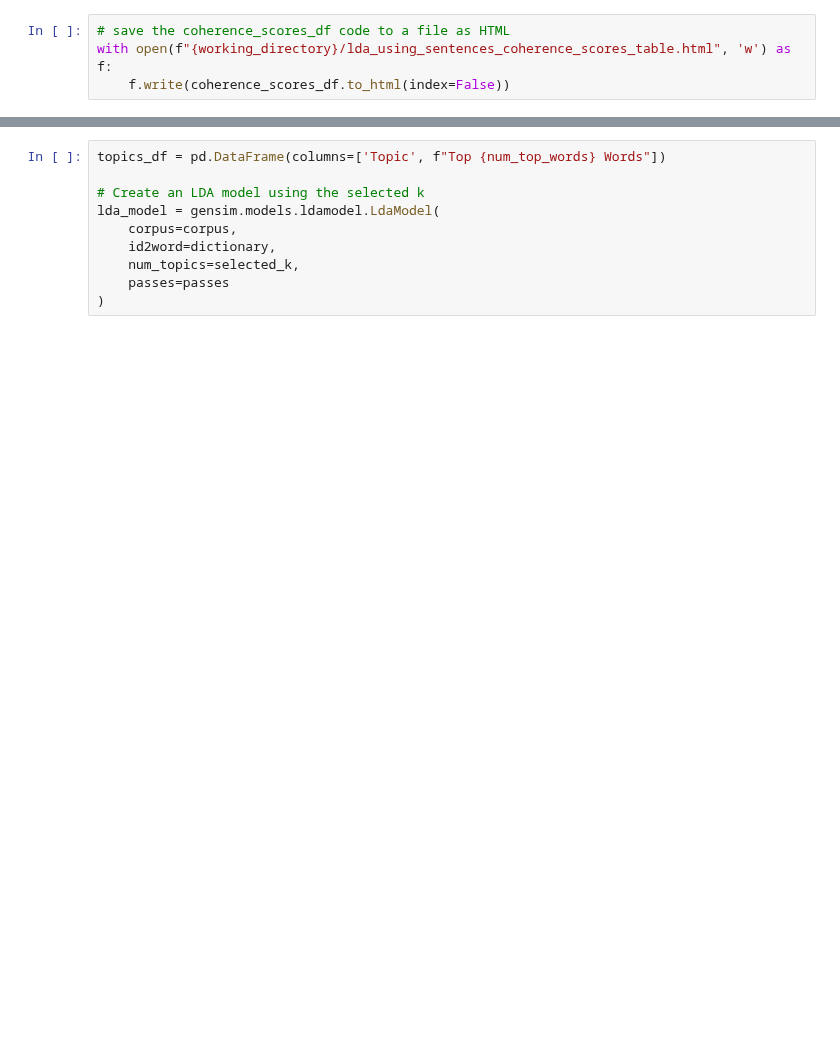
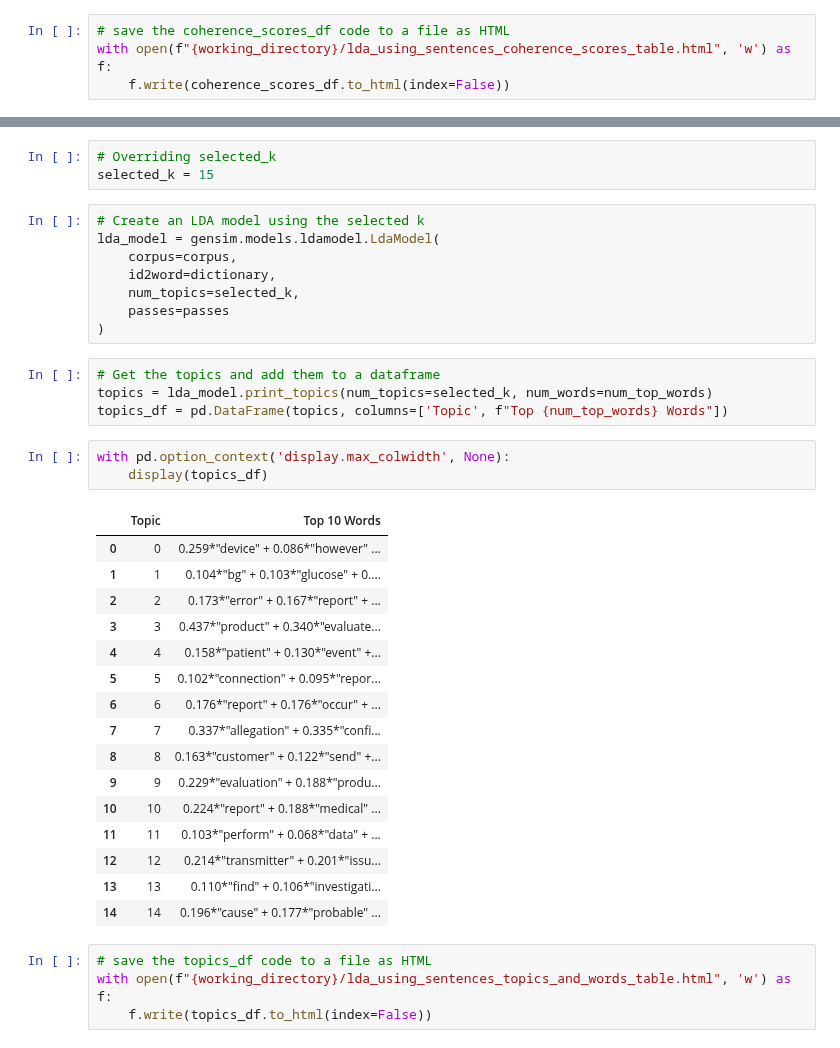
Before and after one commit to Drnjenkins/praxis-2023, a Jupyter notebook: 32-LDA-with-Sentences.ipynb, the cells around one changed output, grey strips where cells are left out. Drawn from its saved outputs; the diff is of its cells as text; blank space fills up the shorter version.

```diff
--- a/32-LDA-with-Sentences.ipynb
+++ b/32-LDA-with-Sentences.ipynb
@@ -248,6 +249,7 @@ print(f"Highest Coherence Score: {selected_k} = {sorted_df.iloc[0]['Coherence Sc
+# %%
+# Overriding selected_k
+selected_k = 15
 # %%
-topics_df = pd.DataFrame(columns=['Topic', f"Top {num_top_words} Words"])
-
 # Create an LDA model using the selected k
 lda_model = gensim.models.ldamodel.LdaModel(
     corpus=corpus,
@@ -255,6 +257,34 @@ lda_model = gensim.models.ldamodel.LdaModel(
     num_topics=selected_k,
     passes=passes
 )
+# %%
+# Get the topics and add them to a dataframe
+topics = lda_model.print_topics(num_topics=selected_k, num_words=num_top_words)
+topics_df = pd.DataFrame(topics, columns=['Topic', f"Top {num_top_words} Words"])
+# %%
+with pd.option_context('display.max_colwidth', None):
+    display(topics_df)
+# %% [output]
+|  | Topic | Top 10 Words |
+| 0 | 0 | 0.259*"device" + 0.086*"however" ... |
+| 1 | 1 | 0.104*"bg" + 0.103*"glucose" + 0.... |
+| 2 | 2 | 0.173*"error" + 0.167*"report" + ... |
+| 3 | 3 | 0.437*"product" + 0.340*"evaluate... |
+| 4 | 4 | 0.158*"patient" + 0.130*"event" +... |
+| 5 | 5 | 0.102*"connection" + 0.095*"repor... |
+| 6 | 6 | 0.176*"report" + 0.176*"occur" + ... |
+| 7 | 7 | 0.337*"allegation" + 0.335*"confi... |
+| 8 | 8 | 0.163*"customer" + 0.122*"send" +... |
+| 9 | 9 | 0.229*"evaluation" + 0.188*"produ... |
+| 10 | 10 | 0.224*"report" + 0.188*"medical" ... |
+| 11 | 11 | 0.103*"perform" + 0.068*"data" + ... |
+| 12 | 12 | 0.214*"transmitter" + 0.201*"issu... |
+| 13 | 13 | 0.110*"find" + 0.106*"investigati... |
+| 14 | 14 | 0.196*"cause" + 0.177*"probable" ... |
+# %%
+# save the topics_df code to a file as HTML
+with open(f"{working_directory}/lda_using_sentences_topics_and_words_table.html", 'w') as f:
+    f.write(topics_df.to_html(index=False))
 # %%
 import os
 import fnmatch
```
Also changed, not shown: parts of 4 cells of this notebook, 2 other files.
